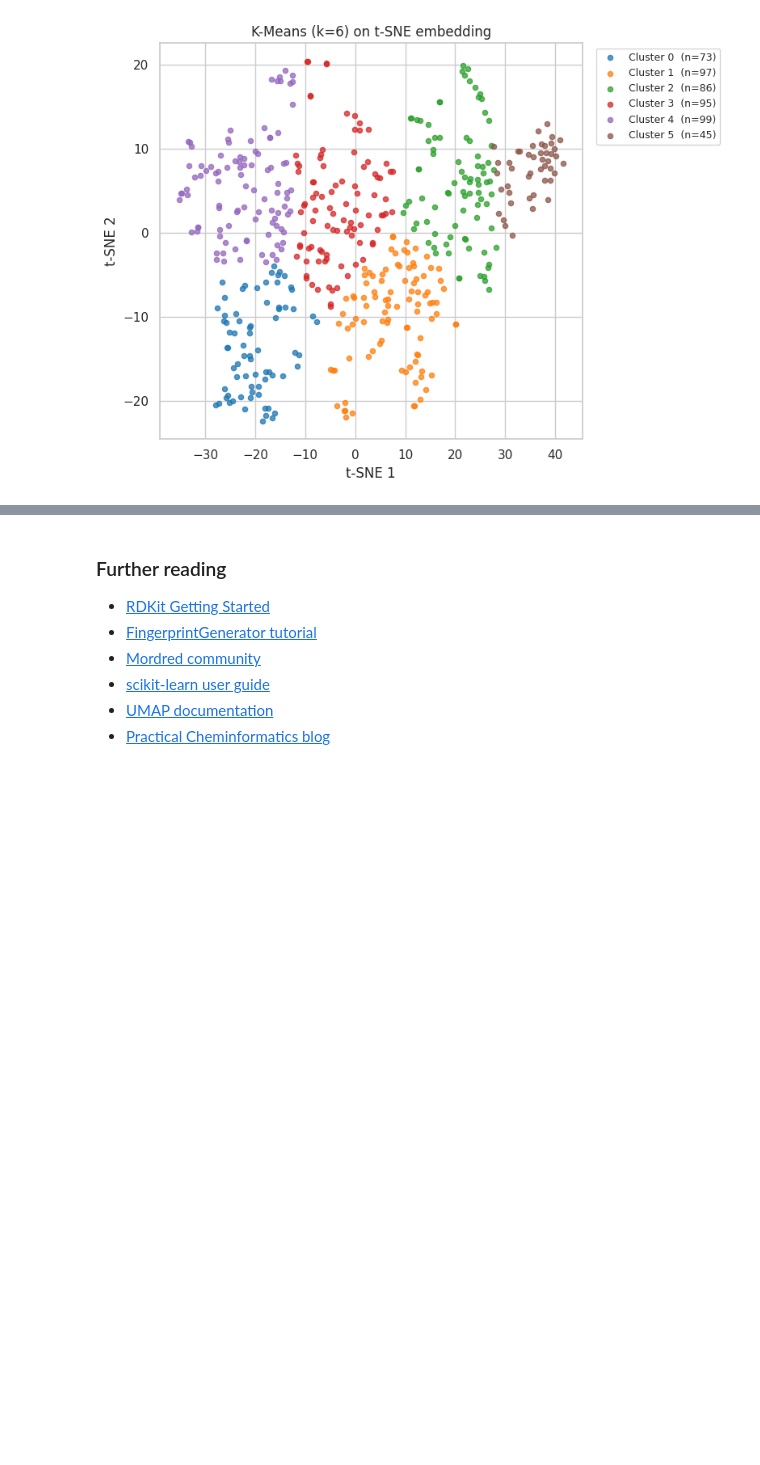
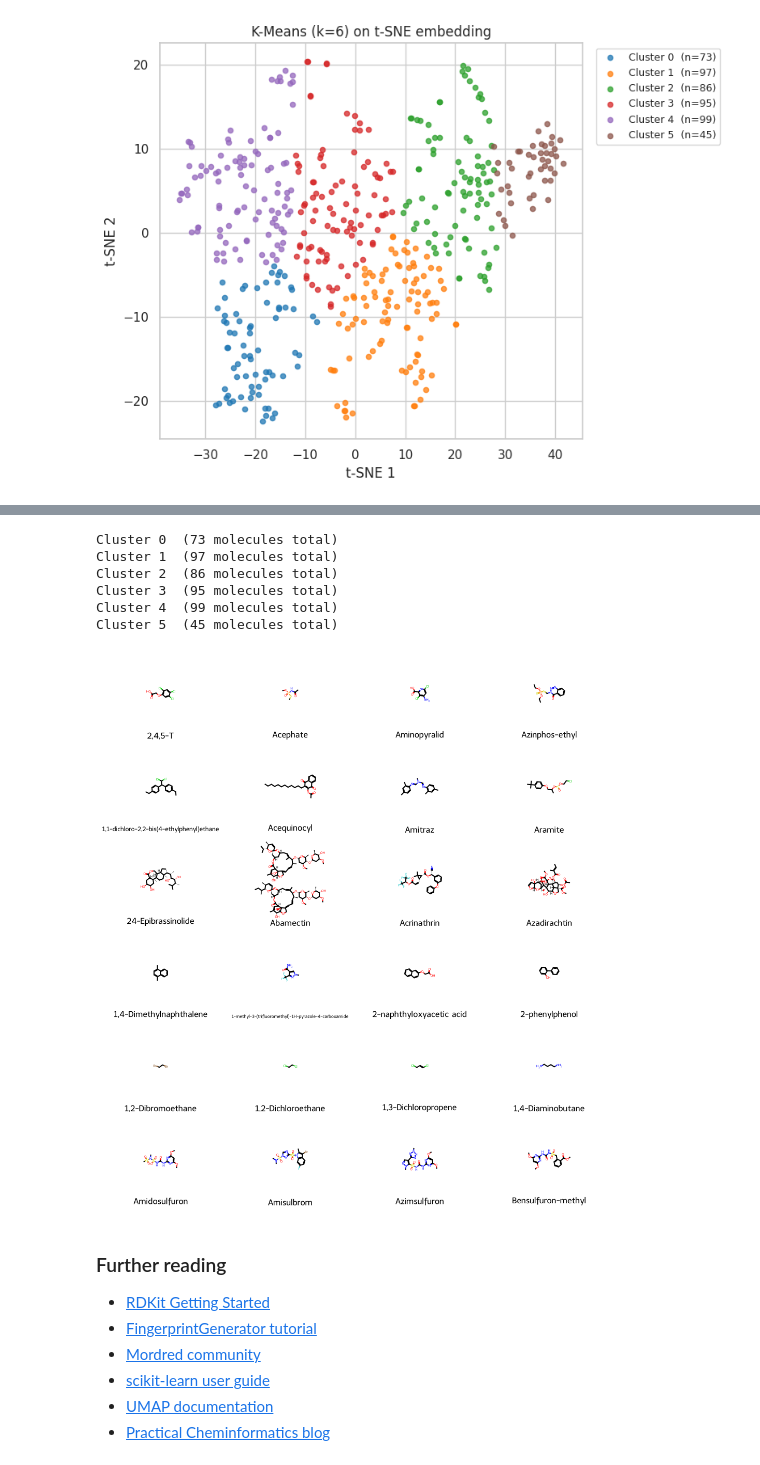
Before and after one commit to maxfleck/pesticides_EU, a Jupyter notebook: classification_example.ipynb, the cells around one changed output, grey strips where cells are left out. Cells and saved outputs as stored; diff of their text form; code cells hidden in the pictures; blank space fills up the shorter version.

```diff
--- a/classification_example.ipynb
+++ b/classification_example.ipynb
@@ -311,6 +311,7 @@ km_full     = KMeans(n_clusters=K, random_state=42, n_init='auto')
 labels_full = km_full.fit_predict(X)
 df['cluster'] = labels_full
 
+palette = sns.color_palette('tab10', K)
 fig, ax = plt.subplots(figsize=(8, 6))
 for cid in range(K):
     mask = labels_full == cid
@@ -377,3 +391,29 @@ for cid in range(K):
+# %%
+cluster_mols = []
+cluster_names = []
+
+for cid in range(K):
+    # collect the first 4 molecules from this cluster
+    idx           = [i for i, lbl in enumerate(labels_tsne) if lbl == cid][:4]
+    cluster_mols  += [mols[i]  for i in idx]
+    cluster_names += [names[i] for i in idx]
+
+    print(f'Cluster {cid}  ({sum(labels_tsne == cid)} molecules total)')
+
+image = Draw.MolsToGridImage(
+        cluster_mols,
+        molsPerRow=4,
+        subImgSize=(250, 180),
+        legends=cluster_names
+    )
+# %% [output]
+Cluster 0  (73 molecules total)
+Cluster 1  (97 molecules total)
+Cluster 2  (86 molecules total)
+Cluster 3  (95 molecules total)
+Cluster 4  (99 molecules total)
+Cluster 5  (45 molecules total)
+[figure, added]
 # %% [markdown]
 ### Further reading
 - [RDKit Getting Started](https://www.rdkit.org/docs/GettingStartedInPython.html)
```
Also changed, not shown: parts of 1 cell of this notebook, 2 other files.
